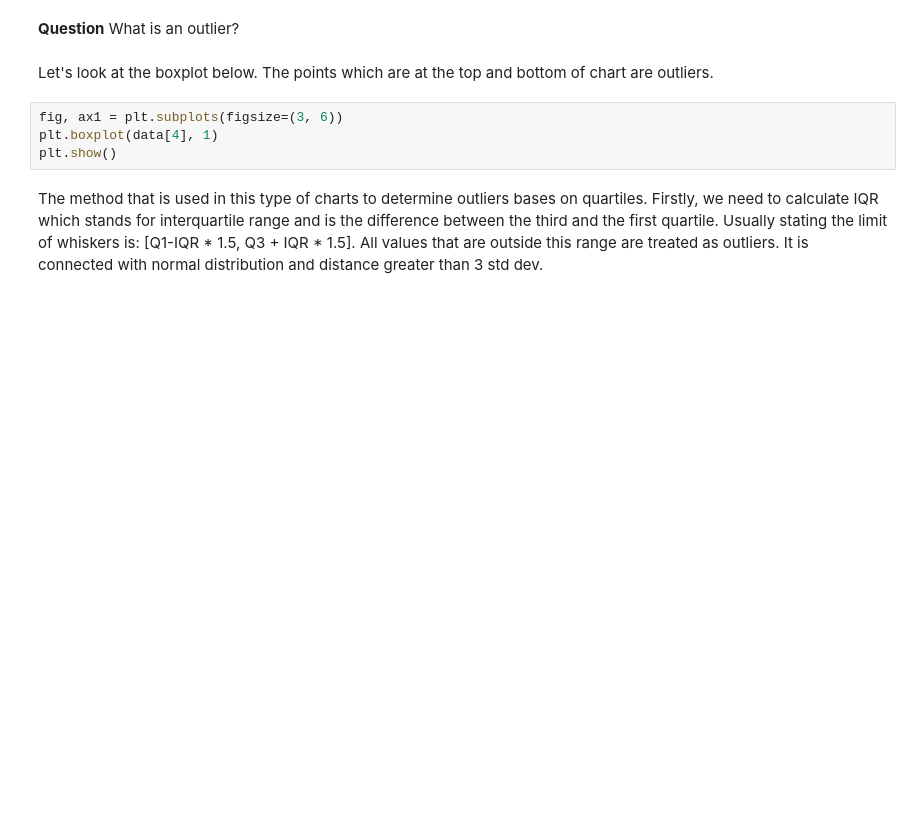
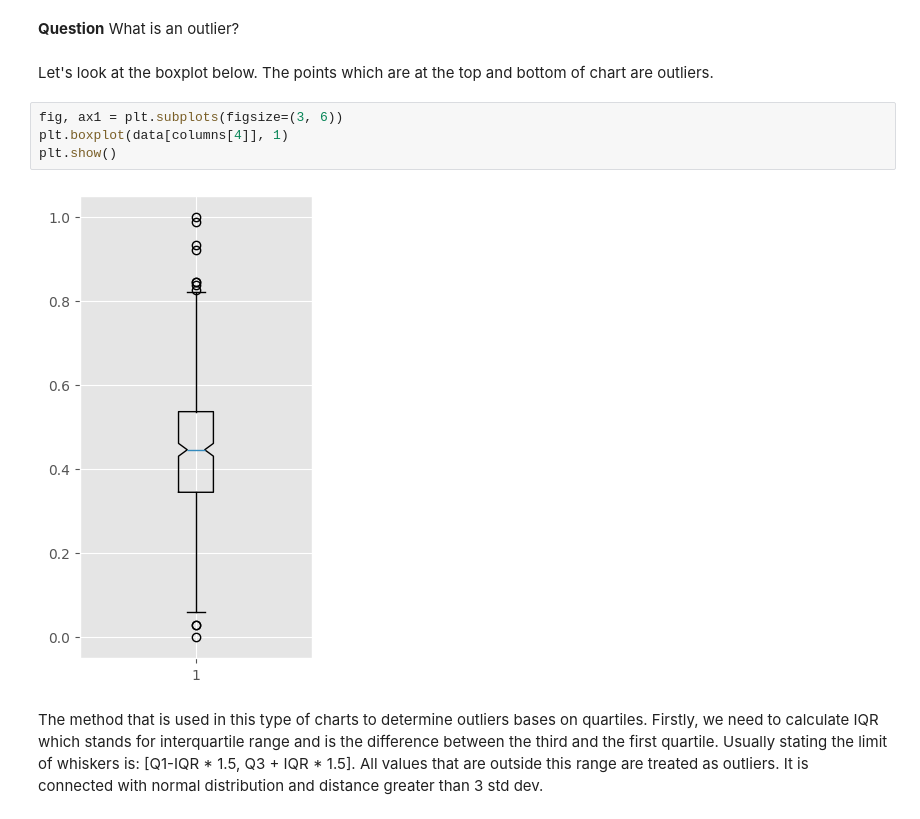
Before and after one commit to Bonioszko/studia, a Jupyter notebook: sieci neuronowe/regresja/regression.ipynb, the cells around one changed output. Drawn from its saved outputs; the diff is of its cells as text; blank space fills up the shorter version.

```diff
--- a/sieci neuronowe/regresja/regression.ipynb
+++ b/sieci neuronowe/regresja/regression.ipynb
@@ -280,8 +284,10 @@ print(sm_stats.fvalue)
 Let's look at the boxplot below. The points which are at the top and bottom of chart are outliers.
 # %%
 fig, ax1 = plt.subplots(figsize=(3, 6))
-plt.boxplot(data[4], 1)
+plt.boxplot(data[columns[4]], 1)
 plt.show()
+# %% [output]
+[figure, added]
 # %% [markdown]
 The method that is used in this type of charts to determine outliers bases on quartiles. Firstly, we need to calculate IQR which stands for interquartile range and is the difference between the third and the first quartile. Usually stating the limit of whiskers is: [Q1-IQR * 1.5, Q3 + IQR * 1.5]. All values that are outside this range are treated as outliers. It is connected with normal distribution and distance greater than 3 std dev.
 # %% [markdown]
```
Also changed, not shown: parts of 25 cells of this notebook, 7 other files.
